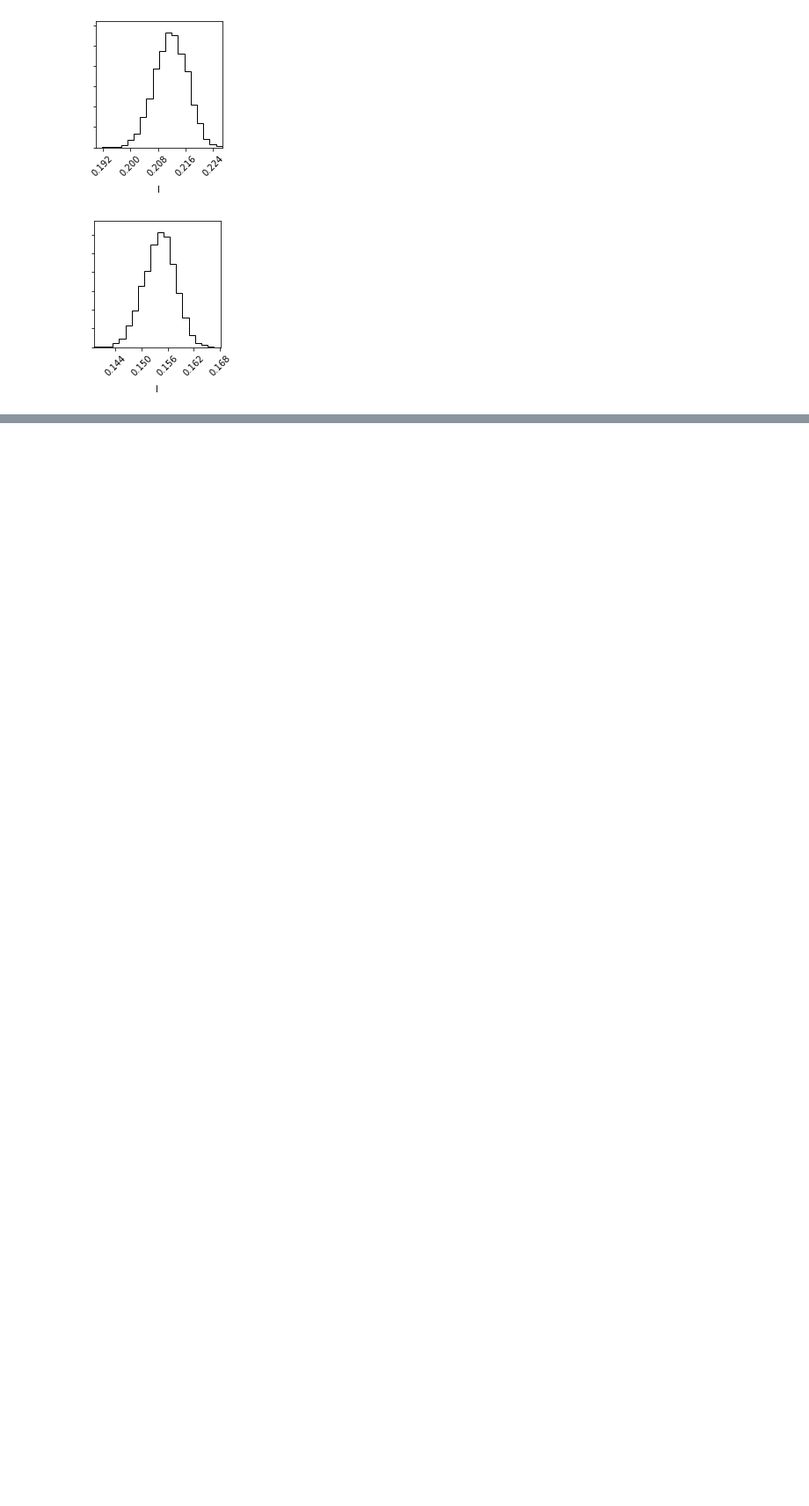
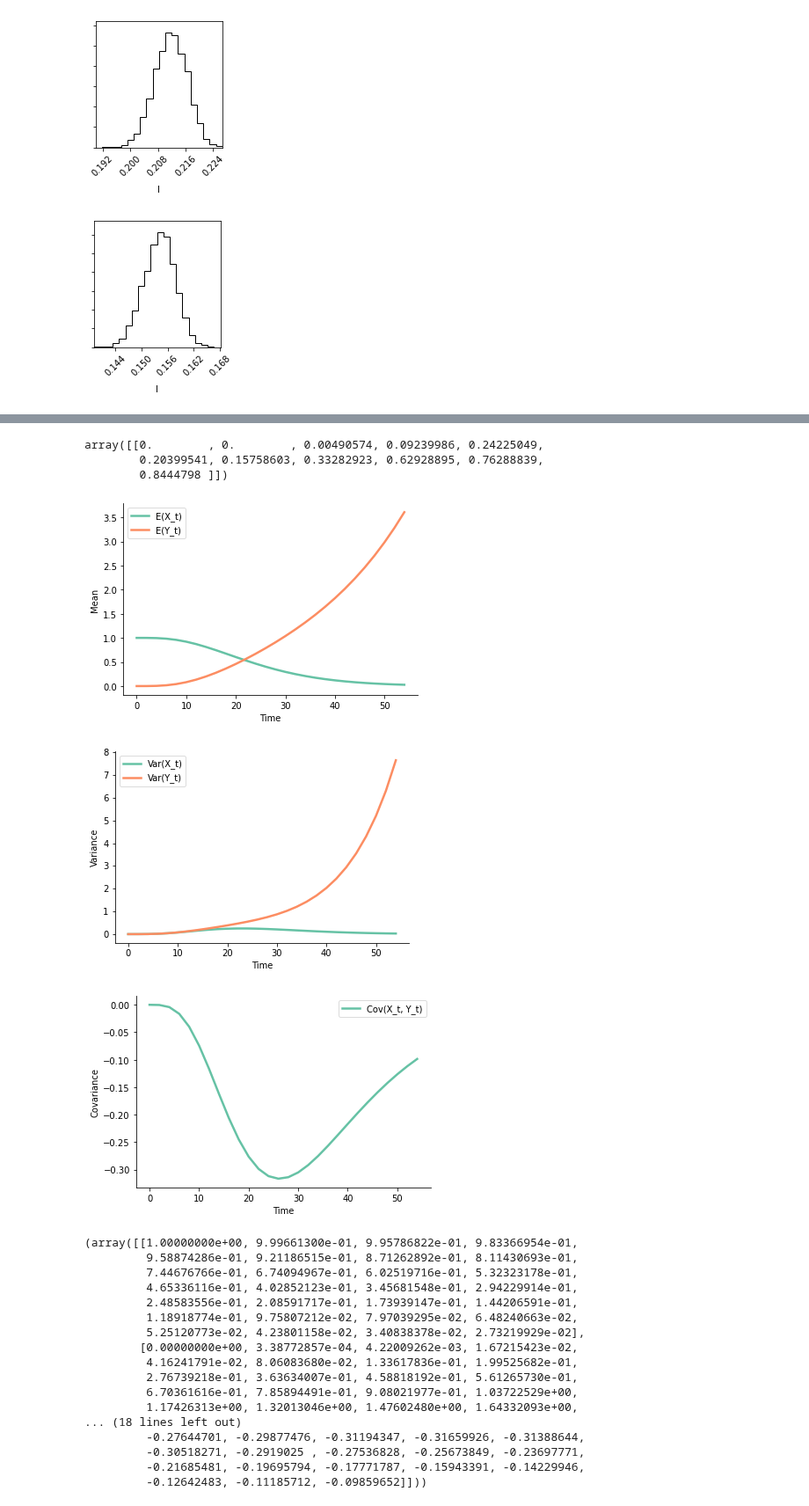
Before and after one commit to mauricelanghinrichs/memocell, a Jupyter notebook: paper/ex_docs_tests.ipynb, the cells around one changed output, grey strips where cells are left out. Shown at 88% size. Saved outputs shown, nothing was run; the diff lists cells and outputs as text; code cells hidden in the pictures; blank space fills up the shorter version.

```diff
--- a/paper/ex_docs_tests.ipynb
+++ b/paper/ex_docs_tests.ipynb
@@ -951,0 +1008,47 @@ me.plots.est_corner_plot(est_res[0])
+# %%
+np.var(sims, axis=0, ddof=1)
+# %% [output]
+array([[0.        , 0.        , 0.00490574, 0.09239986, 0.24225049,
+        0.20399541, 0.15758603, 0.33282923, 0.62928895, 0.76288839,
+        0.8444798 ]])
+# %%
+
+initial_values = {'X_t': 1, 'Y_t': 0}
+theta_values = {'l': 0.06, 'd': 0.04}
+time_values = np.linspace(0.0, 54.0, num=28, endpoint=True)
+variables = {'X_t': ('X_t', ), 'Y_t': ('Y_t', )}
+
+net = me.Network('net_test_1')
+net.structure([
+    {'start': 'X_t', 'end': 'Y_t', 'rate_symbol': 'd', 'type': 'S -> E', 'reaction_steps': 4},
+    {'start': 'Y_t', 'end': 'Y_t', 'rate_symbol': 'l', 'type': 'S -> S + S', 'reaction_steps': 3}
+    ])
+
+sim = me.Simulation(net)
+res = sim.simulate('moments', initial_values, theta_values, time_values, variables)
+# %%
+me.plots.sim_mean_plot(sim)
+me.plots.sim_variance_plot(sim)
+me.plots.sim_covariance_plot(sim)
+sim.sim_moments_res
+# %% [output]
+[figure, added]
+[figure, added]
+[figure, added]
+(array([[1.00000000e+00, 9.99661300e-01, 9.95786822e-01, 9.83366954e-01,
+         9.58874286e-01, 9.21186515e-01, 8.71262892e-01, 8.11430693e-01,
+         7.44676766e-01, 6.74094967e-01, 6.02519716e-01, 5.32323178e-01,
+         4.65336116e-01, 4.02852123e-01, 3.45681548e-01, 2.94229914e-01,
+         2.48583556e-01, 2.08591717e-01, 1.73939147e-01, 1.44206591e-01,
+         1.18918774e-01, 9.75807212e-02, 7.97039295e-02, 6.48240663e-02,
+         5.25120773e-02, 4.23801158e-02, 3.40838378e-02, 2.73219929e-02],
+        [0.00000000e+00, 3.38772857e-04, 4.22009262e-03, 1.67215423e-02,
+         4.16241791e-02, 8.06083680e-02, 1.33617836e-01, 1.99525682e-01,
+         2.76739218e-01, 3.63634007e-01, 4.58818192e-01, 5.61265730e-01,
+         6.70361616e-01, 7.85894491e-01, 9.08021977e-01, 1.03722529e+00,
+         1.17426313e+00, 1.32013046e+00, 1.47602480e+00, 1.64332093e+00,
+... (18 lines left out)
+         -0.27644701, -0.29877476, -0.31194347, -0.31659926, -0.31388644,
+         -0.30518271, -0.2919025 , -0.27536828, -0.25673849, -0.23697771,
+         -0.21685481, -0.19695794, -0.17771787, -0.15943391, -0.14229946,
+         -0.12642483, -0.11185712, -0.09859652]]))
```
Also changed, not shown: parts of 42 cells of this notebook, 3 other files.
